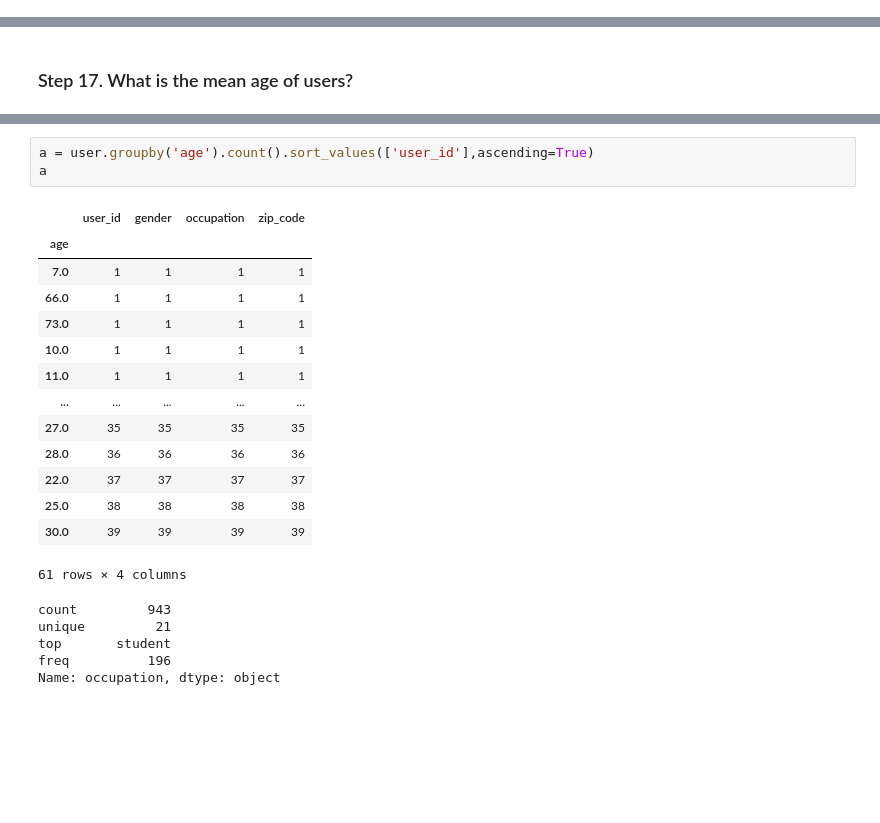
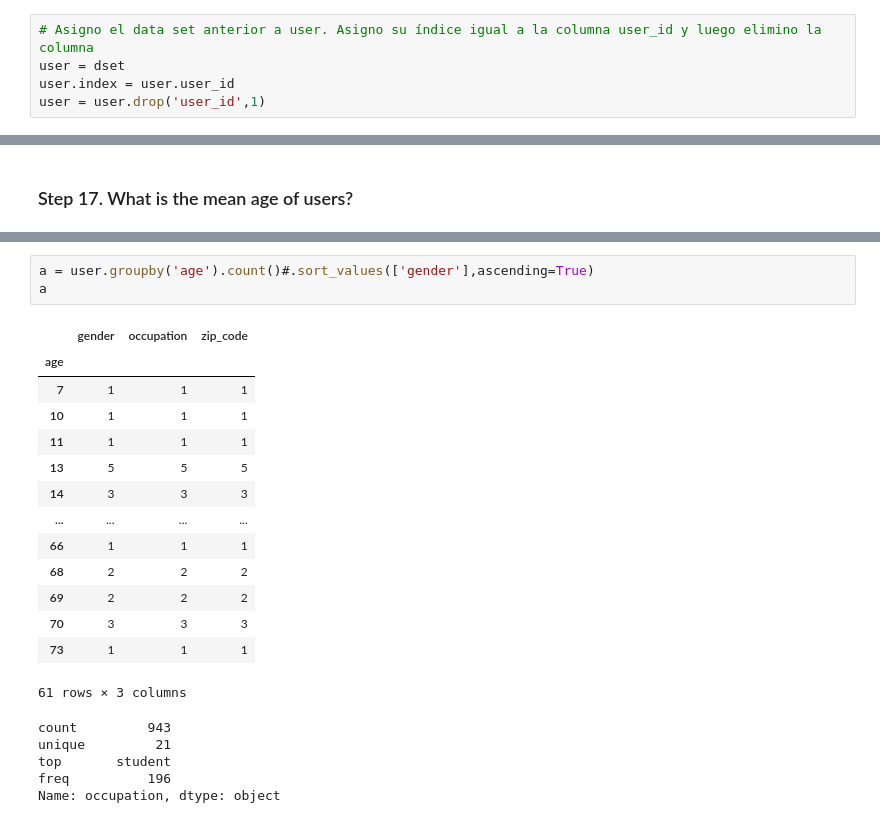
Before and after one commit to MVillasuso/DS_MVL, a Jupyter notebook: PROYECTOS/week4/day2/exercises/1_Basic_concepts/Occupation/Solutions Occupation MVL.ipynb, the cells around one changed output, grey strips where cells are left out. Saved outputs shown, nothing was run; the diff lists cells and outputs as text; blank space fills up the shorter version.

```diff
--- a/PROYECTOS/week4/day2/exercises/1_Basic_concepts/Occupation/Solutions Occupation MVL.ipynb
+++ b/PROYECTOS/week4/day2/exercises/1_Basic_concepts/Occupation/Solutions Occupation MVL.ipynb
@@ -35,3 +17,8 @@ user.index[0]
+# %%
+# Asigno el data set anterior a user. Asigno su índice igual a la columna user_id y luego elimino la columna
+user = dset
+user.index = user.user_id
+user = user.drop('user_id',1)
 # %% [markdown]
 ### Step 4. See the first 25 entries
 # %%
@@ -311,21 +396,21 @@ user.age.mean()
 # %%
-a = user.groupby('age').count().sort_values(['user_id'],ascending=True)
+a = user.groupby('age').count()#.sort_values(['gender'],ascending=True)
 a
 # %% [output]
-|  | user_id | gender | occupation | zip_code |
-| age |  |  |  |  |
-| 7.0 | 1 | 1 | 1 | 1 |
-| 66.0 | 1 | 1 | 1 | 1 |
-| 73.0 | 1 | 1 | 1 | 1 |
-| 10.0 | 1 | 1 | 1 | 1 |
-| 11.0 | 1 | 1 | 1 | 1 |
-| ... | ... | ... | ... | ... |
-| 27.0 | 35 | 35 | 35 | 35 |
-| 28.0 | 36 | 36 | 36 | 36 |
-| 22.0 | 37 | 37 | 37 | 37 |
-| 25.0 | 38 | 38 | 38 | 38 |
-| 30.0 | 39 | 39 | 39 | 39 |
+|  | gender | occupation | zip_code |
+| age |  |  |  |
+| 7 | 1 | 1 | 1 |
+| 10 | 1 | 1 | 1 |
+| 11 | 1 | 1 | 1 |
+| 13 | 5 | 5 | 5 |
+| 14 | 3 | 3 | 3 |
+| ... | ... | ... | ... |
+| 66 | 1 | 1 | 1 |
+| 68 | 2 | 2 | 2 |
+| 69 | 2 | 2 | 2 |
+| 70 | 3 | 3 | 3 |
+| 73 | 1 | 1 | 1 |
-61 rows × 4 columns
+61 rows × 3 columns
 # %%
 # %% [output]
 count         943
```
Also changed, not shown: parts of 25 cells of this notebook, 26 other files.
